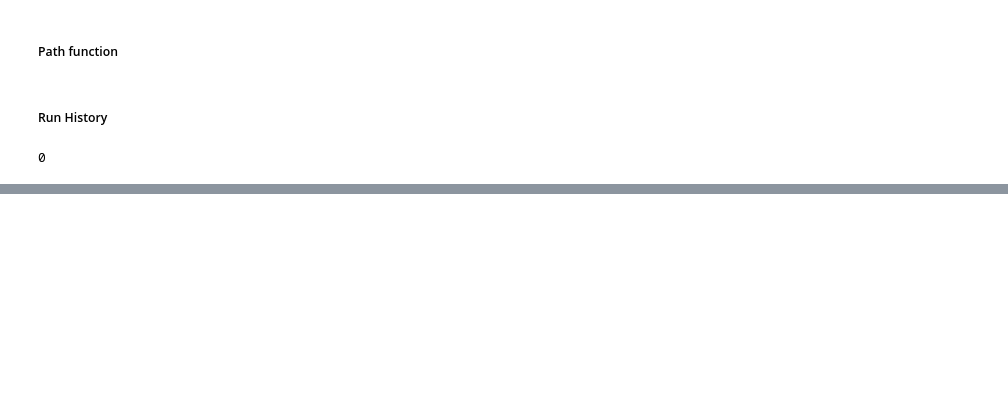
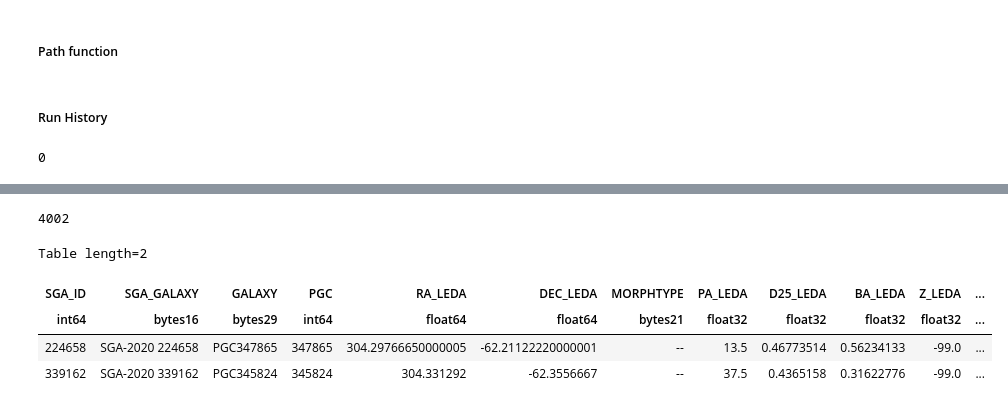
Before and after one commit to DESI-UR/morphology_classification, a Jupyter notebook: SGA/SGA_Generator.ipynb, the cells around one changed output, grey strips where cells are left out. Drawn from its saved outputs; the diff is of its cells as text; code cells hidden in the pictures; blank space fills up the shorter version.

```diff
--- a/SGA/SGA_Generator.ipynb
+++ b/SGA/SGA_Generator.ipynb
@@ -156,0 +138,7 @@ Table length=4000
+# %%
+final = Table.read("/global/cfs/cdirs/desi/science/td/pv/SGA2020/final_classifications_SGA2020.csv")
+len(final)
+# Print unique strings sorted alphabetically
+unique_strings = np.unique(final['Classification'])
+for item in unique_strings:
+    print(item)
@@ -156,0 +178,24 @@ Table length=4000
+# %%
+mask = ~np.isin(sga2020['SGA_ID'], final['SGA_ID'])
+
+# Apply the mask to filter your table
+filtered_table = sga2020[mask]
+len(filtered_table)
+# %% [output]
+4002
+# %%
+mask = ~np.isin(filtered_table['SGA_ID'], anchors['ref_id'])
+
+# Apply the mask to filter your table
+beebus = filtered_table[mask]
+len(beebus)
+beebus
+# Links to these galaxies:
+# https://www.legacysurvey.org/viewer?ra=304.2976&dec=-62.2112&layer=ls-dr10&zoom=15
+# https://www.legacysurvey.org/viewer?ra=304.3310&dec=-62.3555&layer=ls-dr10&zoom=15
+# %% [output]
+Table length=2
+| SGA_ID | SGA_GALAXY | GALAXY | PGC | RA_LEDA | DEC_LEDA | MORPHTYPE | PA_LEDA | D25_LEDA | BA_LEDA | Z_LEDA | ... |
+| int64 | bytes16 | bytes29 | int64 | float64 | float64 | bytes21 | float32 | float32 | float32 | float32 | ... |
+| 224658 | SGA-2020 224658 | PGC347865 | 347865 | 304.29766650000005 | -62.21122220000001 | -- | 13.5 | 0.46773514 | 0.56234133 | -99.0 | ... |
+| 339162 | SGA-2020 339162 | PGC345824 | 345824 | 304.331292 | -62.3556667 | -- | 37.5 | 0.4365158 | 0.31622776 | -99.0 | ... |
```
Also changed, not shown: parts of 12 cells of this notebook, 12 other files.
